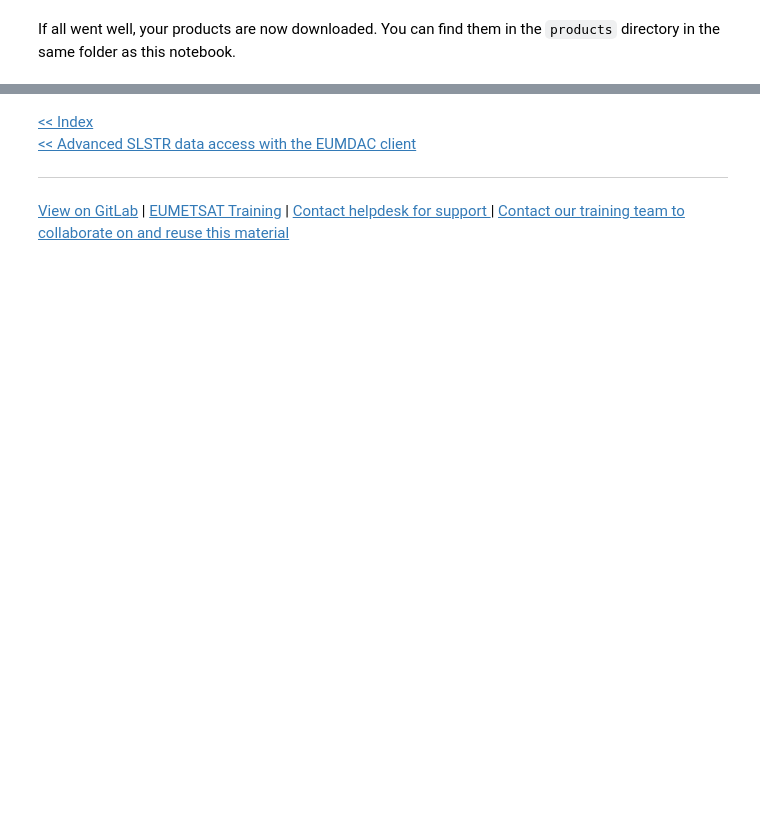
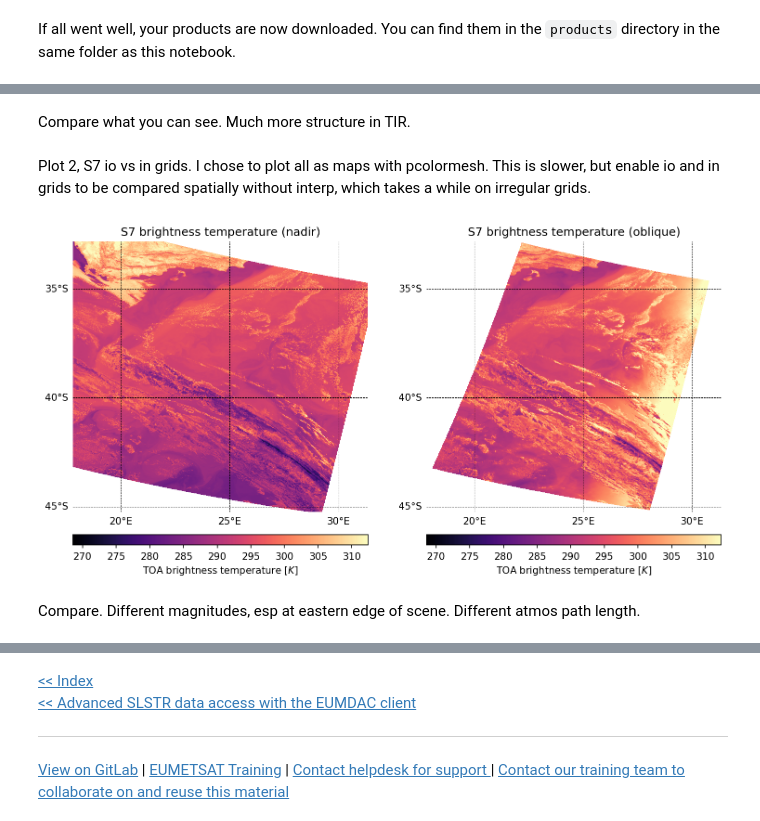
Before and after one commit to wekeo/learn-slstr, a Jupyter notebook: 2_SLSTR_advanced/2_2_SLSTR_channel_comparison_cloud_flagging.ipynb, the cells around one changed output, grey strips where cells are left out. Cells and saved outputs as stored; diff of their text form; code cells hidden in the pictures; blank space fills up the shorter version.

```diff
--- a/2_SLSTR_advanced/2_2_SLSTR_channel_comparison_cloud_flagging.ipynb
+++ b/2_SLSTR_advanced/2_2_SLSTR_channel_comparison_cloud_flagging.ipynb
@@ -145,0 +187,4 @@ Now you have run this for acquiring the OLCI L1 full resolution (EFR) data, can
+# %%
+# selecting SAFE directory:
+SAFE_directory = os.path.join(os.getcwd(), 'products',
+    'S3B_SL_1_RBT____20220318T075037_20220318T075337_20220319T164550_0179_063_377_3600_MAR_O_NT_004.SEN3')
@@ -145,0 +271,29 @@ Now you have run this for acquiring the OLCI L1 full resolution (EFR) data, can
+# %% [markdown]
+Compare what you can see. Much more structure in TIR.
+# %% [markdown]
+Plot 2, S7 io vs in grids. I chose to plot all as maps with pcolormesh. This is slower, but enable io and in grids to be compared spatially without interp, which takes a while on irregular grids.
+# %%
+# plot S7 nadir and S7 oblique by side
+fig, axs = plt.subplots(1, 2, figsize=(12, 6), dpi=150, subplot_kw={"projection": cartopy.crs.PlateCarree()})
+titles = ['S7 brightness temperature (nadir)', 'S7 brightness temperature (oblique)']
+labels = ['TOA brightness temperature [$K$]', 'TOA brightness temperature [$K$]']
+views = ['in', 'io']
+
+vmin = np.nanmin([np.nanmin(band_dict[f"S7_BT_in"]), np.nanmin(band_dict[f"S7_BT_io"])])
+vmax = np.nanmax([np.nanmax(band_dict[f"S7_BT_in"]), np.nanmax(band_dict[f"S7_BT_io"])])
+
+for m, label, title, view in zip(axs, labels, titles, views):
+    c = m.pcolormesh(coords_dict[f"longitude_{view}"],
+                      coords_dict[f"latitude_{view}"],
+                      band_dict[f"S7_BT_{view}"],
+                      transform=cartopy.crs.PlateCarree(central_longitude=0.0),
+                      cmap=plt.cm.magma, vmin=vmin, vmax=vmax)
+    m.set_extent(extents, crs=cartopy.crs.PlateCarree())
+    m.title.set_text(title)
+    embellish_plot(m)
+    cb_ax = fig.add_axes([m.get_position().x0, 0.100, m.get_position().width, 0.025])
+    fig.colorbar(c, cax=cb_ax, orientation="horizontal", label=label)
+# %% [output]
+[figure, added]
+# %% [markdown]
+Compare. Different magnitudes, esp at eastern edge of scene. Different atmos path length.
```
Also changed, not shown: parts of 31 cells of this notebook, 3 other files.
